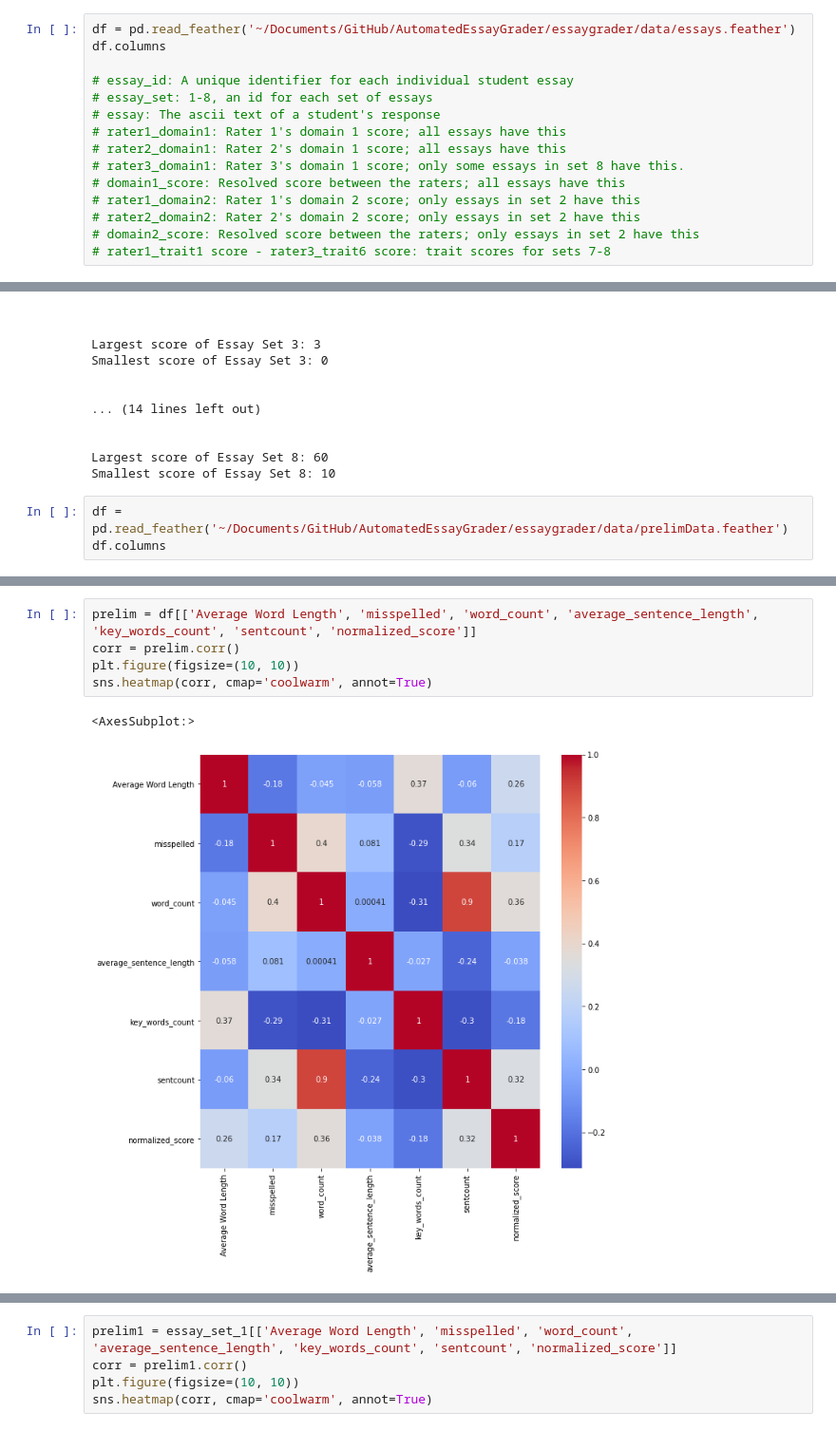
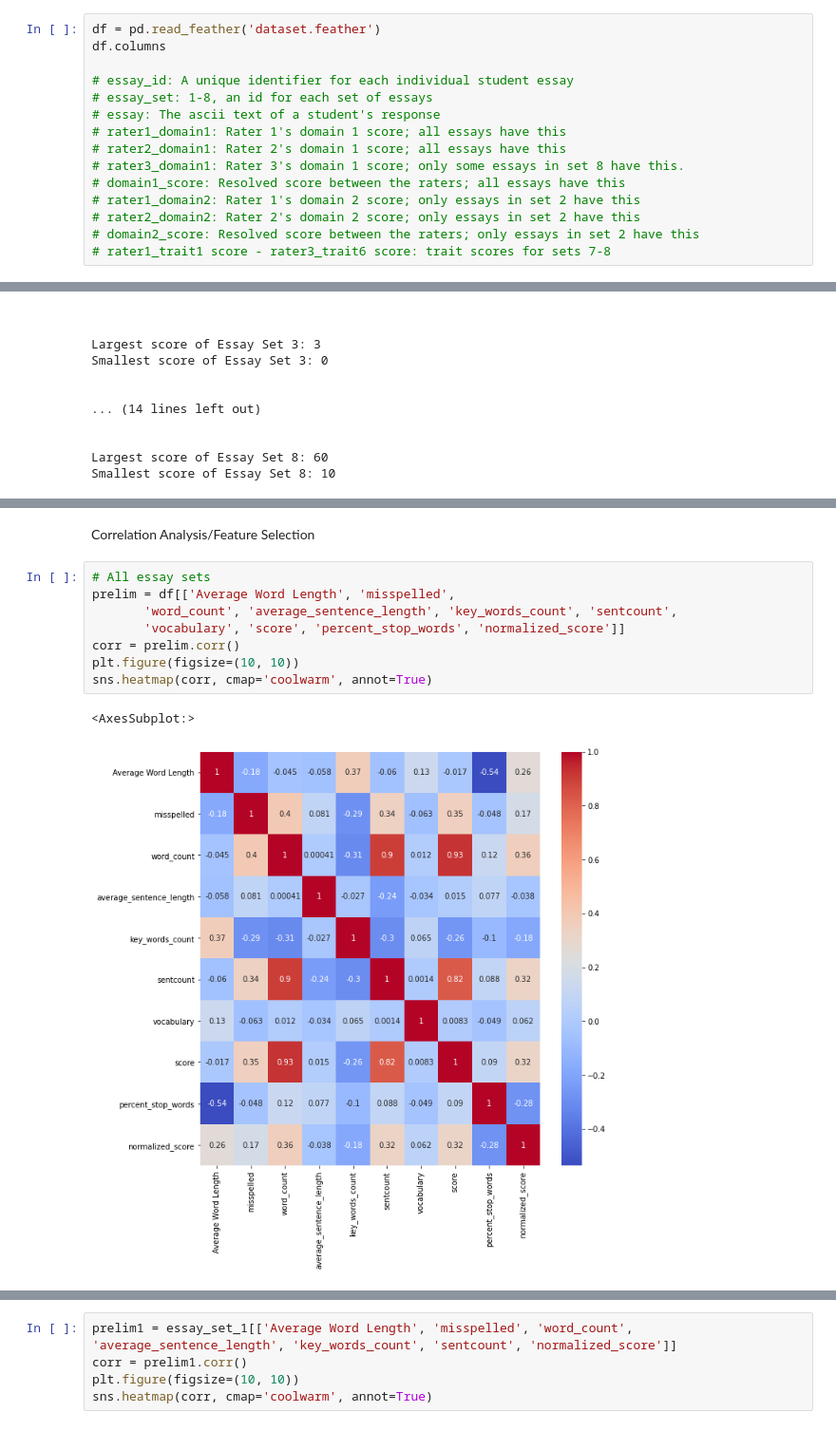
Before and after one commit to Nazarshia2889/AutomatedEssayGrader, a Jupyter notebook: essaygrader/data exploration/DataExploration.ipynb, the cells around one changed output, grey strips where cells are left out. Shown at 95% size. Drawn from its saved outputs; the diff is of its cells as text.

```diff
--- a/essaygrader/data exploration/DataExploration.ipynb
+++ b/essaygrader/data exploration/DataExploration.ipynb
@@ -6,5 +10,5 @@ import seaborn as sns
 # %%
-df = pd.read_feather('~/Documents/GitHub/AutomatedEssayGrader/essaygrader/data/essays.feather')
+df = pd.read_feather('dataset.feather')
 df.columns
 
 # essay_id: A unique identifier for each individual student essay
@@ -101,6 +112,3 @@ Smallest score of Essay Set 3: 0
 
 Largest score of Essay Set 8: 60
 Smallest score of Essay Set 8: 10
-# %%
-df = pd.read_feather('~/Documents/GitHub/AutomatedEssayGrader/essaygrader/data/prelimData.feather')
-df.columns
@@ -120,8 +115,13 @@ Index(['essay_id', 'essay_set', 'essay', 'rater1_domain1', 'rater2_domain1',
+# %% [markdown]
+Correlation Analysis/Feature Selection
 # %%
-prelim = df[['Average Word Length', 'misspelled', 'word_count', 'average_sentence_length', 'key_words_count', 'sentcount', 'normalized_score']]
+# All essay sets
+prelim = df[['Average Word Length', 'misspelled',
+       'word_count', 'average_sentence_length', 'key_words_count', 'sentcount',
+       'vocabulary', 'score', 'percent_stop_words', 'normalized_score']]
 corr = prelim.corr()
 plt.figure(figsize=(10, 10))
 sns.heatmap(corr, cmap='coolwarm', annot=True)
 # %% [output]
 <AxesSubplot:>
-[figure, old version]
+[figure, new version]
```
Also changed, not shown: parts of 8 cells of this notebook, 9 other files.
